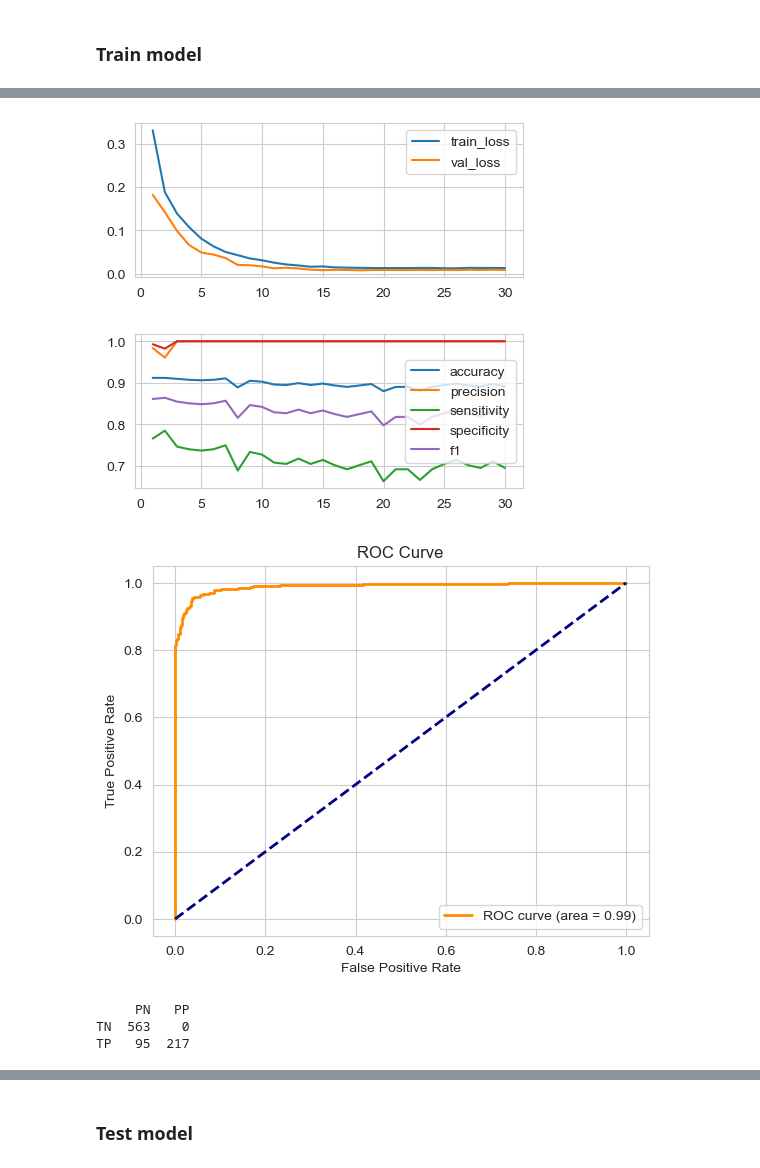
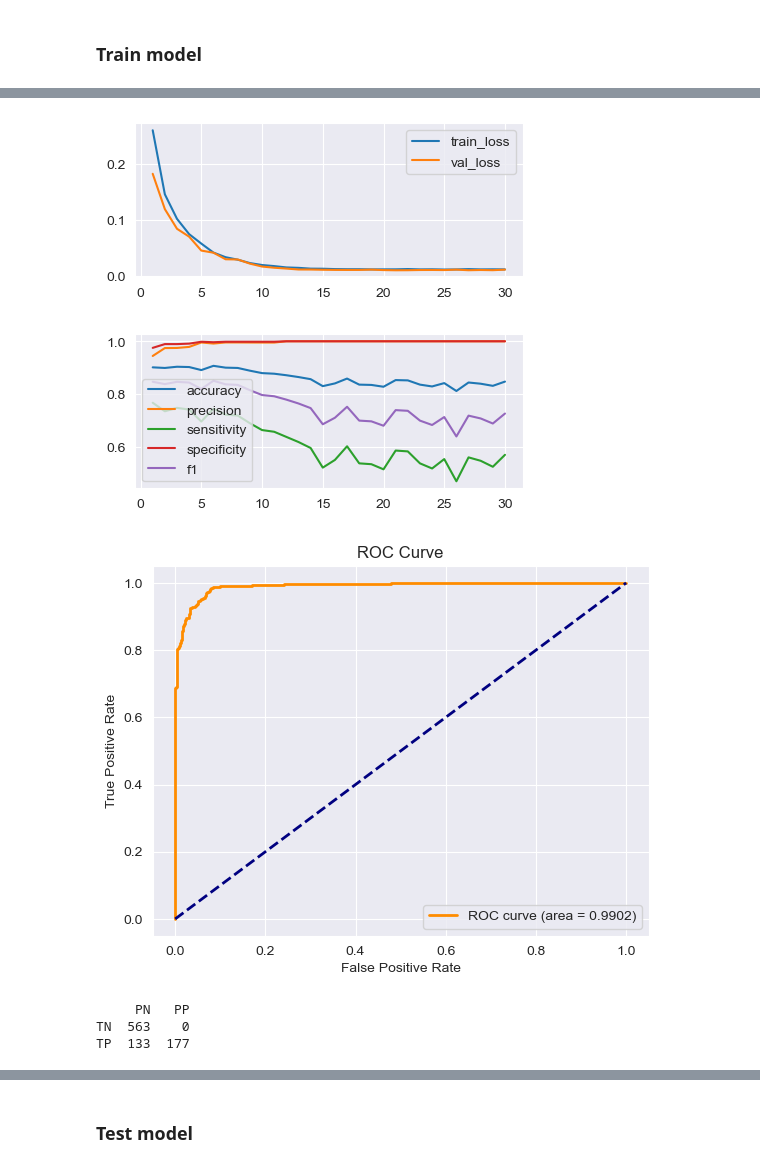
Before and after one commit to Enterprise-D/ecDNAalternative, a Jupyter notebook: model.ipynb, the cells around one changed output, grey strips where cells are left out. Saved outputs shown, nothing was run; the diff lists cells and outputs as text; code cells hidden in the pictures.

Commit message:
removed noise. fine tuned.

```diff
--- a/model.ipynb
+++ b/model.ipynb
@@ -126,3 +130,14 @@ dirs_val = [dirs[i] for i in val_indices]
+# %%
+validation_indices = torch.tensor([i for i in range(len(dirs)) if dirs[i] in validation_dirs])
+training_indices = torch.tensor([i for i in range(len(dirs)) if dirs[i] not in validation_dirs])
+# %%
+input_train = torch.index_select(input_all, 0, training_indices)
+label_train = torch.index_select(label, 0, training_indices)
+dirs_train = [dirs[i] for i in training_indices]
+
+input_val = torch.index_select(input_all, 0, validation_indices)
+label_val = torch.index_select(label, 0, validation_indices)
+dirs_val = [dirs[i] for i in validation_indices]
 # %%
 class TriDataset(Dataset):
     def __init__(self, input, label, dirs):
@@ -185,9 +200,9 @@ class CNN(nn.Module):
         self.dropout_fc = nn.Dropout(0.5)
 
     def forward(self, x2, coord):
-        if self.training:
-            noise = zi_pois_noise(x2.shape, 1, 0.999)  # test this
-            x2 = x2 + noise.float().to("mps")
+        #if self.training:
+        #    noise = zi_pois_noise(x2.shape, 1, 0.9999)  # test this
+        #    x2 = x2 + noise.float().to("mps")
 
         start_indices = coord - int((45 + 1) / 2) + 1
         end_indices = coord + int((45 + 1) / 2)
@@ -249,7 +264,7 @@ class BootBCELoss(nn.Module):
 # %%
 model = CNN().to("mps")
 
-criterion = BootBCELoss(alpha=0.95,bootstrap_type="hard",pos_weight=0.0125).to("mps")
+criterion = BootBCELoss(alpha=0.88,bootstrap_type="hard",pos_weight=0.012).to("mps")
 
 optimizer = optim.AdamW(model.parameters(), lr=0.0001)
 scheduler = optim.lr_scheduler.ExponentialLR(optimizer, gamma=0.5)
@@ -371,37 +386,37 @@ epoch 30/30, train_loss: 0.0130, val_loss: 0.0085, val_accu: 0.8914, val_prec: 1
 plt.figure(figsize=(5, 2))
 plt.plot(epochs, train_losses_epoch, label='train_loss')
 plt.plot(epochs, val_losses_epoch, label='val_loss')
 plt.legend()
 plt.grid(True)
 plt.show()
 
 plt.figure(figsize=(5, 2))
 plt.plot(epochs, accuracies_epoch, label='accuracy')
 plt.plot(epochs, precision_epoch, label='precision')
 plt.plot(epochs, sensitivity_epoch, label='sensitivity')
 plt.plot(epochs, specificity_epoch, label='specificity')
 plt.plot(epochs, f1_epoch, label='f1')
 plt.legend()
 plt.grid(True)
 plt.show()
 
 fpr, tpr, thresholds = roc_curve(pred_summary["label"], pred_summary["score"])
 roc_auc = auc(fpr, tpr)
 
 plt.figure()
-plt.plot(fpr, tpr, color='darkorange', lw=2, label='ROC curve (area = {:.2f})'.format(roc_auc))
+plt.plot(fpr, tpr, color='darkorange', lw=2, label='ROC curve (area = {:.4f})'.format(roc_auc))
 plt.plot([0, 1], [0, 1], color='navy', lw=2, linestyle='--')
 plt.xlabel('False Positive Rate')
 plt.ylabel('True Positive Rate')
 plt.title('ROC Curve')
 plt.legend(loc='lower right')
 plt.show()
 
 print(pd.DataFrame(conf_matrix, index=["TN", "TP"], columns=["PN", "PP"]))
 # %% [output]
-[figure, old version]
+[figure, new version]
-[figure, old version]
+[figure, new version]
-[figure, old version]
+[figure, new version]
      PN   PP
 TN  563    0
-TP   95  217
+TP  133  177
```
Also changed, not shown: parts of 14 cells of this notebook, 4 other files.
